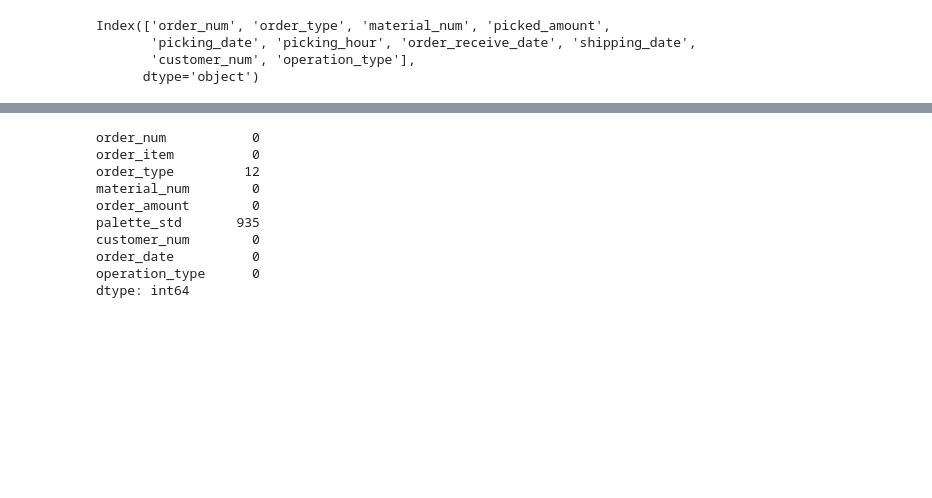
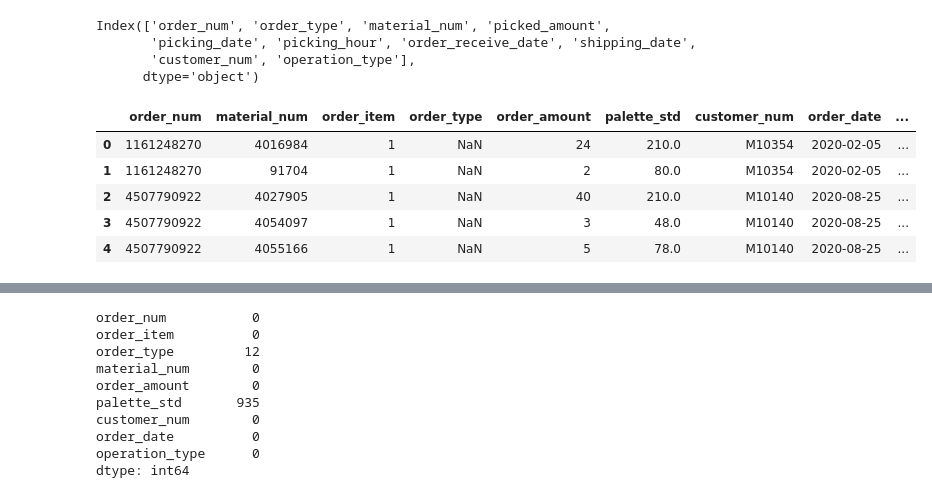
Before and after one commit to ihkaraman/dhl-datathon-21, a Jupyter notebook: 2nd_phase/v1.ipynb, the cells around one changed output, grey strips where cells are left out. Drawn from its saved outputs; the diff is of its cells as text; code cells hidden in the pictures; blank space fills up the shorter version.

```diff
--- a/2nd_phase/v1.ipynb
+++ b/2nd_phase/v1.ipynb
@@ -61,6 +83,15 @@ order_df['order_amount'] = order_df['order_amount'].astype('int32')
 # order_df['palette_std'] = order_df['palette_std'].astype('category')
 # order_df['customer_num'] = order_df['customer_num'].astype('category')
 # order_df['operation_type'] = order_df['operation_type'].astype('category')
+# %%
+order_df.head()
+# %% [output]
+|  | order_num | material_num | order_item | order_type | order_amount | palette_std | customer_num | order_date | ... |
+| 0 | 1161248270 | 4016984 | 1 | NaN | 24 | 210.0 | M10354 | 2020-02-05 | ... |
+| 1 | 1161248270 | 91704 | 1 | NaN | 2 | 80.0 | M10354 | 2020-02-05 | ... |
+| 2 | 4507790922 | 4027905 | 1 | NaN | 40 | 210.0 | M10140 | 2020-08-25 | ... |
+| 3 | 4507790922 | 4054097 | 1 | NaN | 3 | 48.0 | M10140 | 2020-08-25 | ... |
+| 4 | 4507790922 | 4055166 | 1 | NaN | 5 | 78.0 | M10140 | 2020-08-25 | ... |
 # %%
 picking_df.head()
 # %% [output]
```
Also changed, not shown: parts of 6 cells of this notebook.
